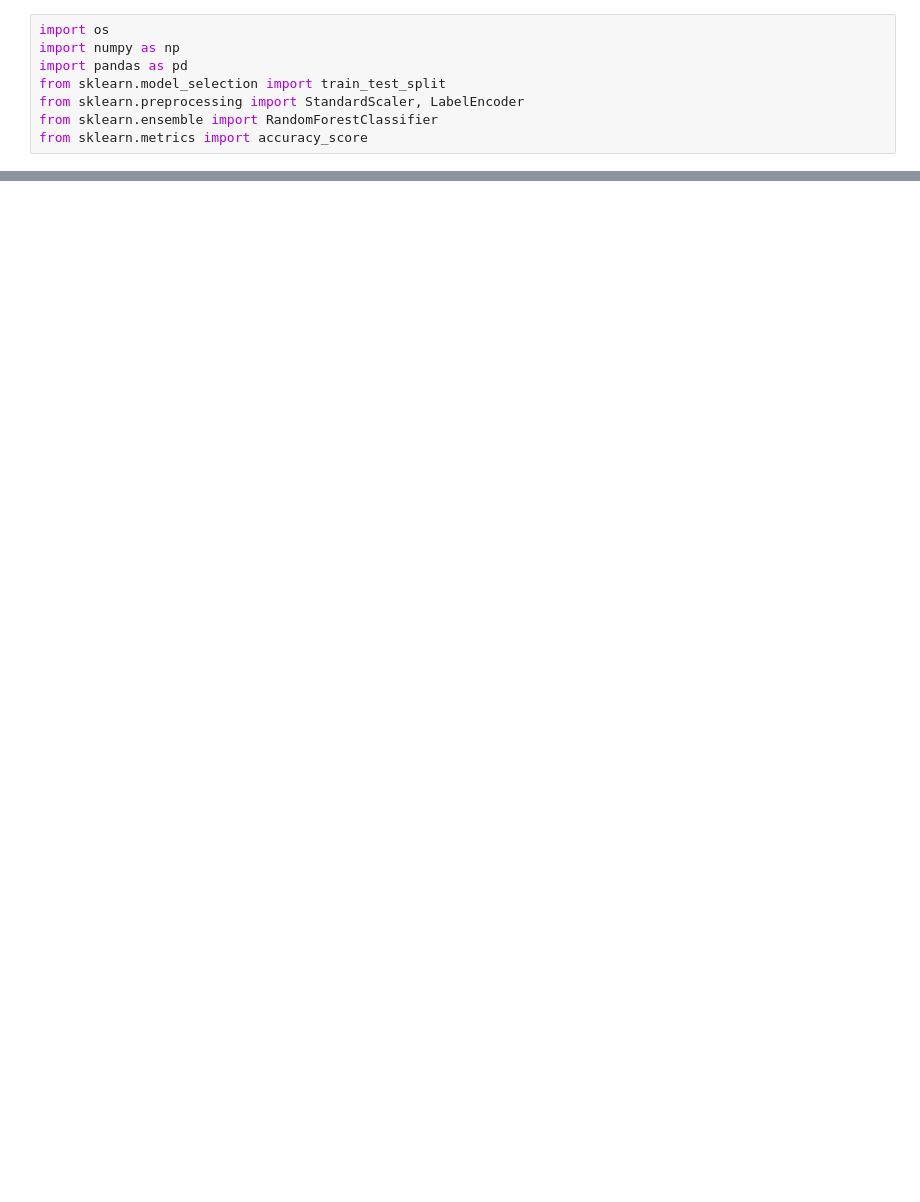
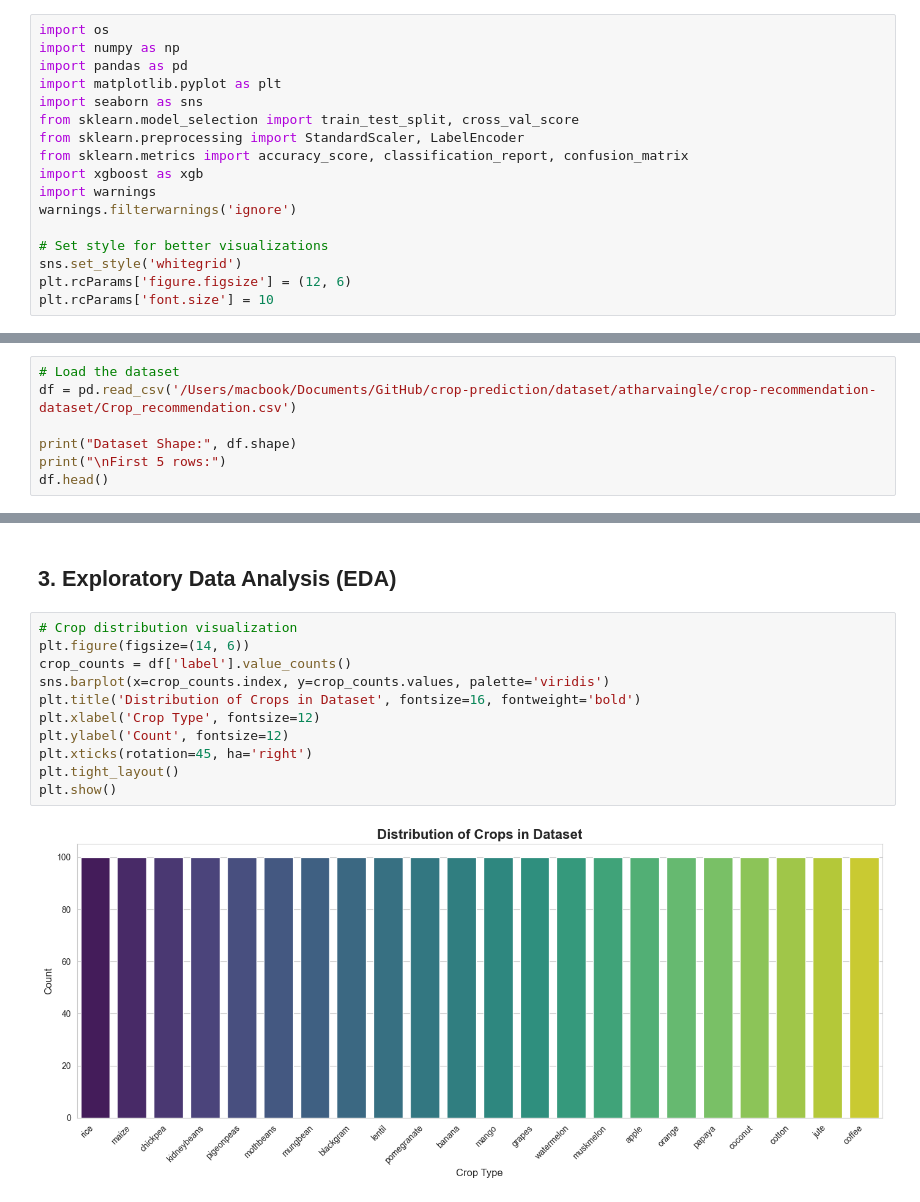
Before and after one commit to george-bobby/crop-prediction, a Jupyter notebook: modules/CropRecommendation.ipynb, the cells around one changed output, grey strips where cells are left out. Saved outputs shown, nothing was run; the diff lists cells and outputs as text; blank space fills up the shorter version.

```diff
--- a/modules/CropRecommendation.ipynb
+++ b/modules/CropRecommendation.ipynb
@@ -5,7 +12,16 @@ Train a random forest model and expose a prediction helper.
 import os
 import numpy as np
 import pandas as pd
-from sklearn.model_selection import train_test_split
+import matplotlib.pyplot as plt
+import seaborn as sns
+from sklearn.model_selection import train_test_split, cross_val_score
 from sklearn.preprocessing import StandardScaler, LabelEncoder
-from sklearn.ensemble import RandomForestClassifier
-from sklearn.metrics import accuracy_score
+from sklearn.metrics import accuracy_score, classification_report, confusion_matrix
+import xgboost as xgb
+import warnings
+warnings.filterwarnings('ignore')
+
+# Set style for better visualizations
+sns.set_style('whitegrid')
+plt.rcParams['figure.figsize'] = (12, 6)
+plt.rcParams['font.size'] = 10
@@ -51,0 +30,7 @@ print(f"Model trained. Test accuracy: {test_accuracy:.3f}")
+# %%
+# Load the dataset
+df = pd.read_csv('/Users/macbook/Documents/GitHub/crop-prediction/dataset/atharvaingle/crop-recommendation-dataset/Crop_recommendation.csv')
+
+print("Dataset Shape:", df.shape)
+print("\nFirst 5 rows:")
+df.head()
@@ -51,0 +107,15 @@ print(f"Model trained. Test accuracy: {test_accuracy:.3f}")
+# %% [markdown]
+## 3. Exploratory Data Analysis (EDA)
+# %%
+# Crop distribution visualization
+plt.figure(figsize=(14, 6))
+crop_counts = df['label'].value_counts()
+sns.barplot(x=crop_counts.index, y=crop_counts.values, palette='viridis')
+plt.title('Distribution of Crops in Dataset', fontsize=16, fontweight='bold')
+plt.xlabel('Crop Type', fontsize=12)
+plt.ylabel('Count', fontsize=12)
+plt.xticks(rotation=45, ha='right')
+plt.tight_layout()
+plt.show()
+# %% [output]
+[figure, added]
```
Also changed, not shown: parts of 42 cells of this notebook, 1 other file.
